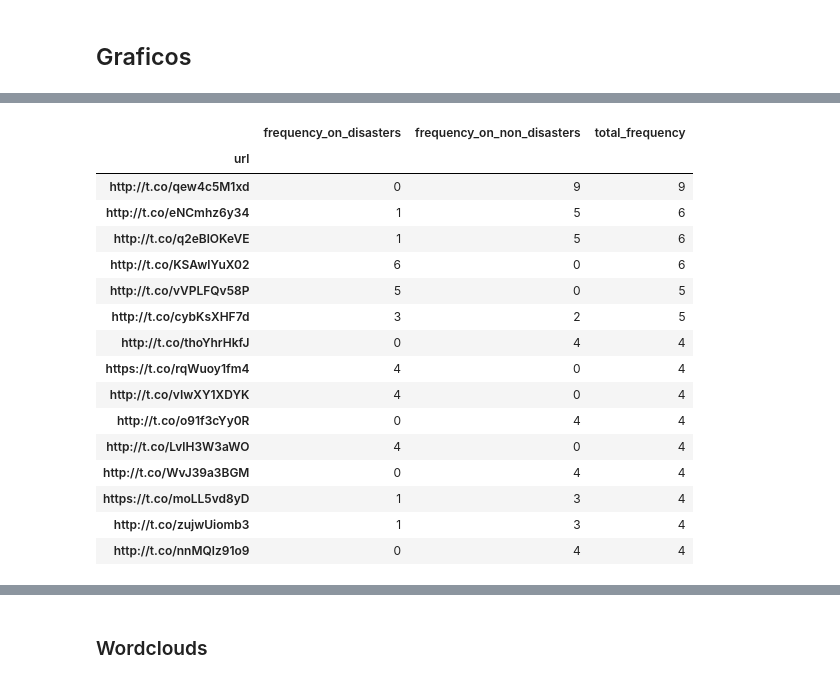
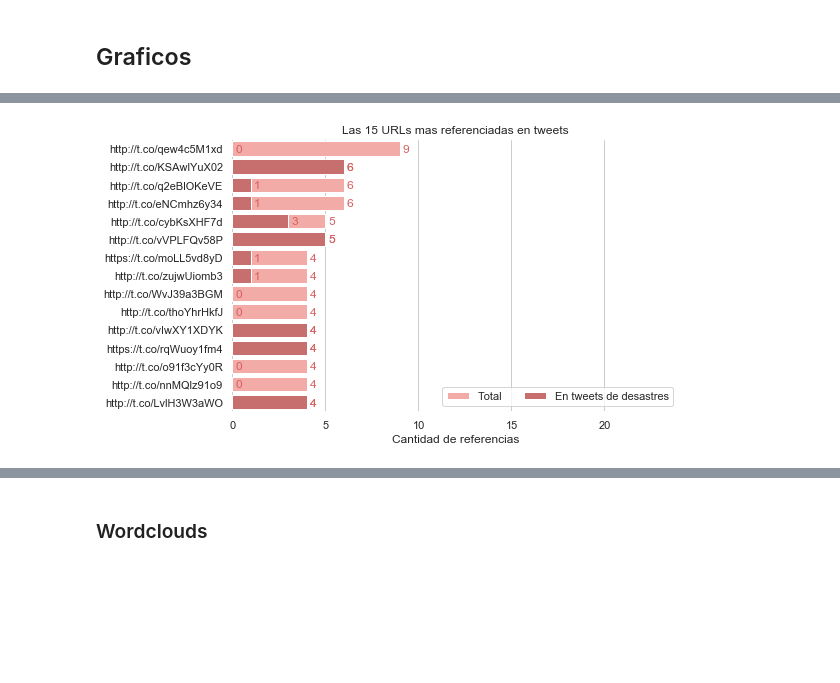
Before and after one commit to AlurrAldrey/OrgaDatosTP, a Jupyter notebook: tp1/TP1_hashtags_mentions.ipynb, the cells around one changed output, grey strips where cells are left out. Saved outputs shown, nothing was run; the diff lists cells and outputs as text; code cells hidden in the pictures; blank space fills up the shorter version.

```diff
--- a/tp1/TP1_hashtags_mentions.ipynb
+++ b/tp1/TP1_hashtags_mentions.ipynb
@@ -97,6 +97,7 @@ disasters.loc[disasters['target_mean'] < 0.5, ['target']] = 0
 #Aquellos tweets repetidos que tengan un target_mean mayor a 0.5 los consideraremos con target 1 (desastres)
 disasters.loc[disasters['target_mean'] > 0.5, ['target']] = 1
 # %%
+disasters.drop_duplicates(subset='text', keep='last', inplace=True)
 disasters.loc[:, ['id', 'keyword', 'location', 'text', 'target']].to_csv('clean_train.csv', index=False)
 # %% [markdown]
 ### Agregamos columnas utiles para analizar el set de datos
@@ -196,6 +196,27 @@ import matplotlib.pyplot as plt
 import seaborn as sns
 from wordcloud import WordCloud, STOPWORDS, ImageColorGenerator, get_single_color_func
 from PIL import Image
+# %%
+def showValuesOnBars(axs, h_v="v", space=0.4, color="#000000", fontsize=12):
+    def showOnSinglePlot(ax):
+        if h_v == "v":
+            for p in ax.patches:
+                _x = p.get_x() + p.get_width() / 2
+                _y = p.get_y() + p.get_height()
+                value = int(p.get_height())
+                ax.text(_x, _y, value, ha="center", color=color, fontsize=fontsize)
+        elif h_v == "h":
+            for p in ax.patches:
+                _x = p.get_x() + p.get_width() + float(space)
+                _y = p.get_y() + p.get_height() - 0.2
+                value = int(p.get_width())
+                ax.text(_x, _y, value, ha="left", color=color, fontsize=fontsize)
+
+    if isinstance(axs, np.ndarray):
+        for idx, ax in np.ndenumerate(axs):
+            showOnSinglePlot(ax)
+    else:
+        showOnSinglePlot(axs)
 # %%
 def getMostCommonValue(x):
     return x[0]
@@ -285,37 +269,39 @@ sns.despine(left=True, bottom=True)
 # %%
-plot_data
+plot_data = urls.sort_values(by='total_frequency', ascending=False).head(15)
+
 links_description = {
     "http://t.co/qew4c5M1xd": "Preparacion de emergencia ante un tornado",
     "http://t.co/eNCmhz6y34": "Sitio de batalla de fans (Fan Army)",
     "http://t.co/q2eBlOKeVE": "Portal billboard.com",
     "http://t.co/KSAwlYuX02": "Nota sobre una autoinmolacion de un Pakistani de 16 años",
     "http://t.co/vVPLFQv58P": "Busqueda de imagenes en Daum (Google sur-coreano) sobre el Escuadron 731",
     "http://t.co/cybKsXHF7d": "Video de la llegada de un Tsunami a EEUU",
     "http://t.co/thoYhrHkfJ": "Portal billboard.com",
     "https://t.co/rqWuoy1fm4": "Tweet contra Assad por usar bombas contra refugiados Sirios",
     "http://t.co/vIwXY1XDYK": "Sitio que fomenta contra los asesinatos masivos",
     "http://t.co/o91f3cYy0R": "Sitio de batalla de fans (Fan Army)",
     "http://t.co/LvlH3W3aWO": "Articulo sobre el miedo de los parientes de una victima de un asesinato en masa a que se repita otro",
     "http://t.co/WvJ39a3BGM": "Sitio de batalla de fans (Fan Army)",
     "https://t.co/moLL5vd8yD": "Archivo inexistente de Google",
     "http://t.co/zujwUiomb3": "Link a producto de Ebay",
     "http://t.co/nnMQlz91o9": "Portal billboard.com",
 }
+
+#urls['link_description'] = urls.url.apply(lambda x: links_description[x] if x in links_description.keys() else '')
+
+f, ax = plt.subplots(figsize=(8, 5))
+sns.set_color_codes("pastel")
+tot = sns.barplot(x="total_frequency", y="url", data=plot_data, label="Total", color="r")
+
+sns.set_color_codes("muted")
+dis = sns.barplot(x="frequency_on_disasters", y="url", data=plot_data, label="En tweets de desastres", color="r")
+
+ax.legend(ncol=2, loc="lower right", frameon=True)
+ax.set(xlim=(0, 24), ylabel="", xlabel="Cantidad de referencias", title="Las 15 URLs mas referenciadas en tweets")
+sns.despine(left=True, bottom=True)
+
+showValuesOnBars(tot, "h", 0.15, "r")
+
+plt.show()
 # %% [output]
-|  | frequency_on_disasters | frequency_on_non_disasters | total_frequency |
-| url |  |  |  |
-| http://t.co/qew4c5M1xd | 0 | 9 | 9 |
-| http://t.co/eNCmhz6y34 | 1 | 5 | 6 |
-| http://t.co/q2eBlOKeVE | 1 | 5 | 6 |
-| http://t.co/KSAwlYuX02 | 6 | 0 | 6 |
-| http://t.co/vVPLFQv58P | 5 | 0 | 5 |
-| http://t.co/cybKsXHF7d | 3 | 2 | 5 |
-| http://t.co/thoYhrHkfJ | 0 | 4 | 4 |
-| https://t.co/rqWuoy1fm4 | 4 | 0 | 4 |
-| http://t.co/vIwXY1XDYK | 4 | 0 | 4 |
-| http://t.co/o91f3cYy0R | 0 | 4 | 4 |
-| http://t.co/LvlH3W3aWO | 4 | 0 | 4 |
-| http://t.co/WvJ39a3BGM | 0 | 4 | 4 |
-| https://t.co/moLL5vd8yD | 1 | 3 | 4 |
-| http://t.co/zujwUiomb3 | 1 | 3 | 4 |
-| http://t.co/nnMQlz91o9 | 0 | 4 | 4 |
+[figure, added]
```
Also changed, not shown: parts of 4 cells of this notebook.
